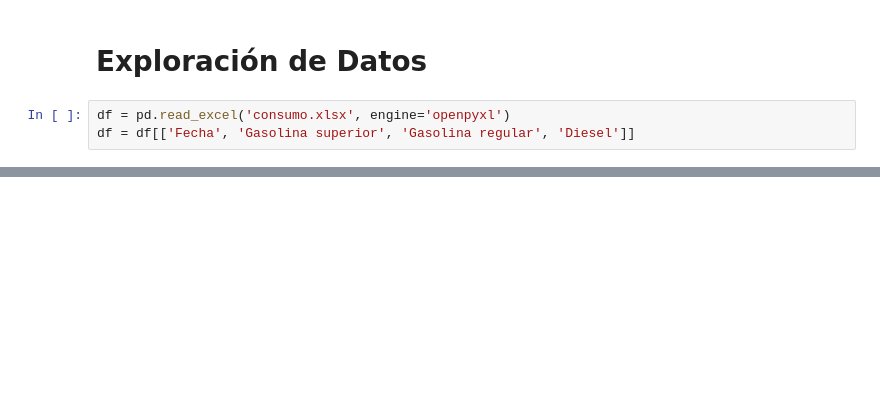
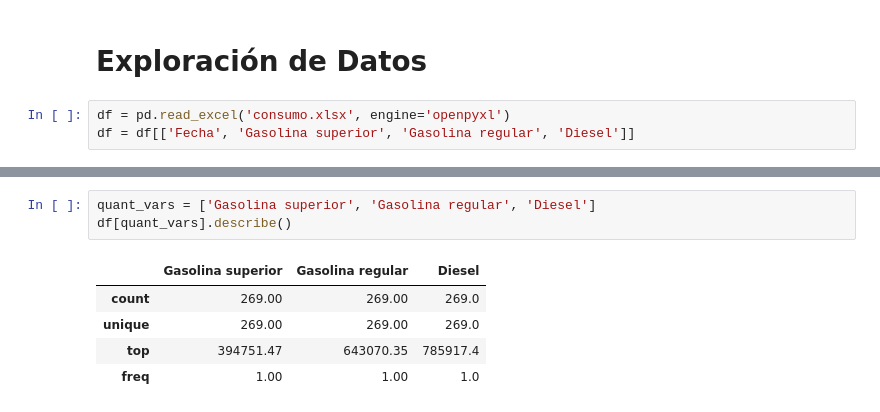
Before and after one commit to andreamalin/HDT2_DS, a Jupyter notebook: main.ipynb, the cells around one changed output, grey strips where cells are left out. Cells and saved outputs as stored; diff of their text form; blank space fills up the shorter version.

```diff
--- a/main.ipynb
+++ b/main.ipynb
@@ -29,0 +34,9 @@ df
+# %%
+quant_vars = ['Gasolina superior', 'Gasolina regular', 'Diesel']
+df[quant_vars].describe()
+# %% [output]
+|  | Gasolina superior | Gasolina regular | Diesel |
+| count | 269.00 | 269.00 | 269.0 |
+| unique | 269.00 | 269.00 | 269.0 |
+| top | 394751.47 | 643070.35 | 785917.4 |
+| freq | 1.00 | 1.00 | 1.0 |
```
Also changed, not shown: parts of 10 cells of this notebook.
